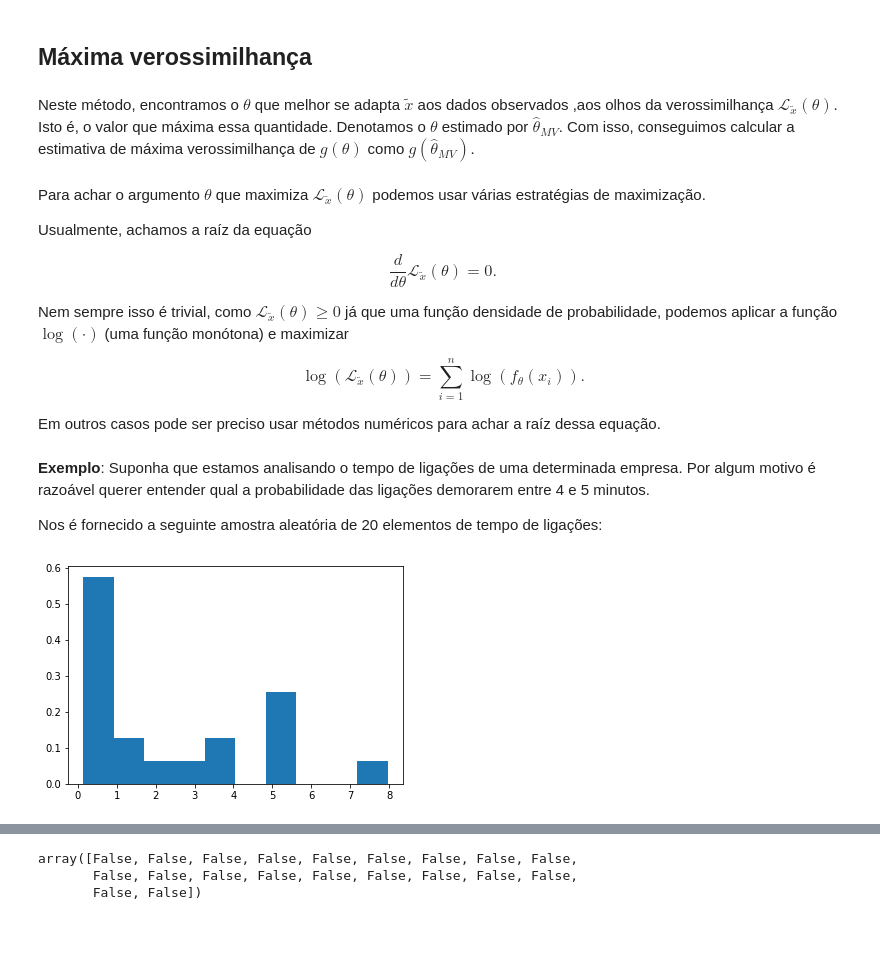
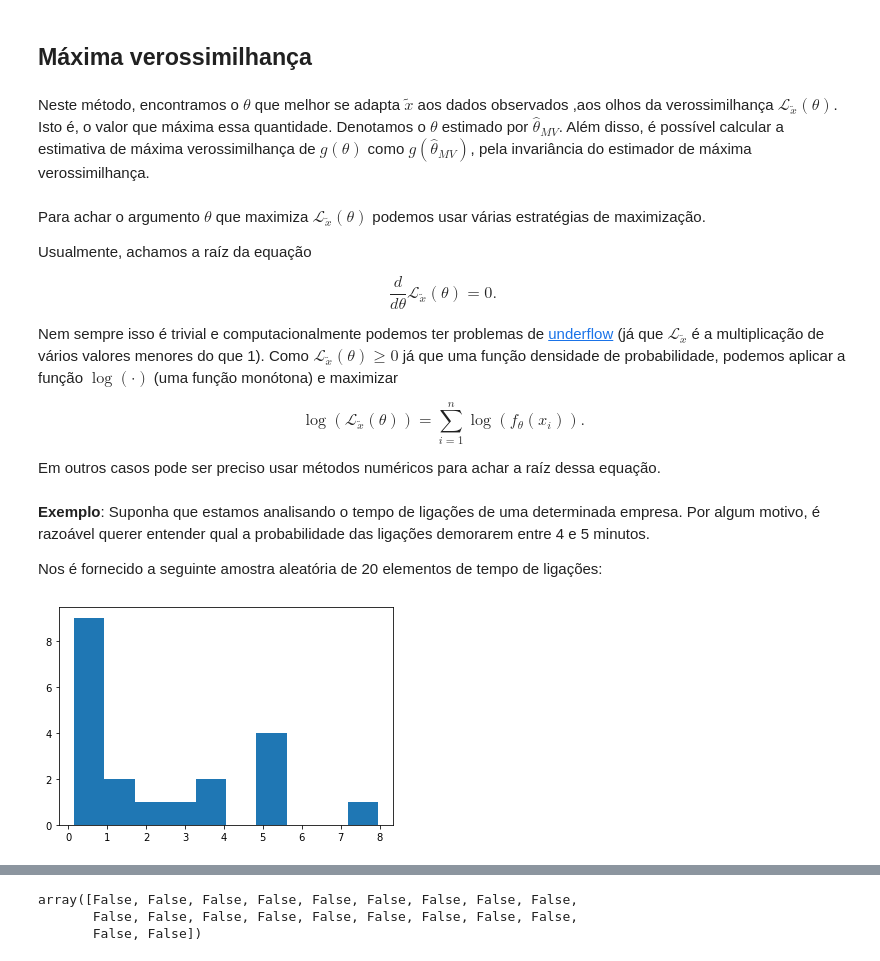
Before and after one commit to vitaliset/talks, a Jupyter notebook: Training_DataLab_2022_08_31/Estatistica.ipynb, the cells around one changed output, grey strips where cells are left out. Drawn from its saved outputs; the diff is of its cells as text; code cells hidden in the pictures; blank space fills up the shorter version.

```diff
--- a/Training_DataLab_2022_08_31/Estatistica.ipynb
+++ b/Training_DataLab_2022_08_31/Estatistica.ipynb
@@ -136,7 +133,7 @@ Uma parte da estatística está interessada em construir estimadores com proprie
 # %% [markdown]
 ## Máxima verossimilhança
 # %% [markdown]
-Neste método, encontramos o $\theta$ que melhor se adapta $\tilde{x}$ aos dados observados ,aos olhos da verossimilhança $\mathscr{L}_{\tilde{x}}(\theta)$. Isto é, o valor que máxima essa quantidade. Denotamos o $\theta$ estimado por $\widehat{\theta}_{MV}$. Com isso, conseguimos calcular a estimativa de máxima verossimilhança de $g(\theta)$ como $g(\widehat{\theta}_{MV})$.
+Neste método, encontramos o $\theta$ que melhor se adapta $\tilde{x}$ aos dados observados ,aos olhos da verossimilhança $\mathscr{L}_{\tilde{x}}(\theta)$. Isto é, o valor que máxima essa quantidade. Denotamos o $\theta$ estimado por $\widehat{\theta}_{MV}$. Além disso, é possível calcular a estimativa de máxima verossimilhança de $g(\theta)$ como $g(\widehat{\theta}_{MV})$, pela invariância do estimador de máxima verossimilhança.
 # %% [markdown]
 Para achar o argumento $\theta$ que maximiza $\mathscr{L}_{\tilde{x}}(\theta)$ podemos usar várias estratégias de maximização.
 
@@ -144,13 +141,13 @@ Usualmente, achamos a raíz da equação
 
 $$ \frac{d}{d\theta} \mathscr{L}_{\tilde{x}}(\theta) = 0 .$$
 
-Nem sempre isso é trivial, como $\mathscr{L}_{\tilde{x}}(\theta)\geq 0$ já que uma função densidade de probabilidade, podemos aplicar a função $\log(\cdot)$ (uma função monótona) e maximizar
+Nem sempre isso é trivial e computacionalmente podemos ter problemas de [underflow](https://en.wikipedia.org/wiki/Arithmetic_underflow) (já que $\mathscr{L}_{\tilde{x}}$ é a multiplicação de vários valores menores do que 1). Como $\mathscr{L}_{\tilde{x}}(\theta)\geq 0$ já que uma função densidade de probabilidade, podemos aplicar a função $\log(\cdot)$ (uma função monótona) e maximizar
 
 $$ \log\left(  \mathscr{L}_{\tilde{x}}(\theta) \right)= \sum_{i=1}^n \log\left( f_\theta(x_i)  \right) .$$
 
 Em outros casos pode ser preciso usar métodos numéricos para achar a raíz dessa equação.
 # %% [markdown]
-**Exemplo**: Suponha que estamos analisando o tempo de ligações de uma determinada empresa. Por algum motivo é razoável querer entender qual a probabilidade das ligações demorarem entre 4 e 5 minutos.
+**Exemplo**: Suponha que estamos analisando o tempo de ligações de uma determinada empresa. Por algum motivo, é razoável querer entender qual a probabilidade das ligações demorarem entre 4 e 5 minutos.
 
 Nos é fornecido a seguinte amostra aleatória de 20 elementos de tempo de ligações:
 # %%
@@ -159,10 +156,10 @@ X3 = np.array([0.202, 5.3267, 0.8842, 1.8331, 0.5744, 0.1402,
                1.5503, 1.2344, 3.6096, 0.3423, 5.0797,
                7.9643, 0.2668, 3.3204])
 # %%
-plt.hist(X3,density=True)
+plt.hist(X3)
 plt.show()
 # %% [output]
-[figure, old version]
+[figure, new version]
 # %% [markdown]
 ![](images_infer/estimator_prob_1.png)
 # %%
```
Also changed, not shown: parts of 46 cells of this notebook, 2 other files.
